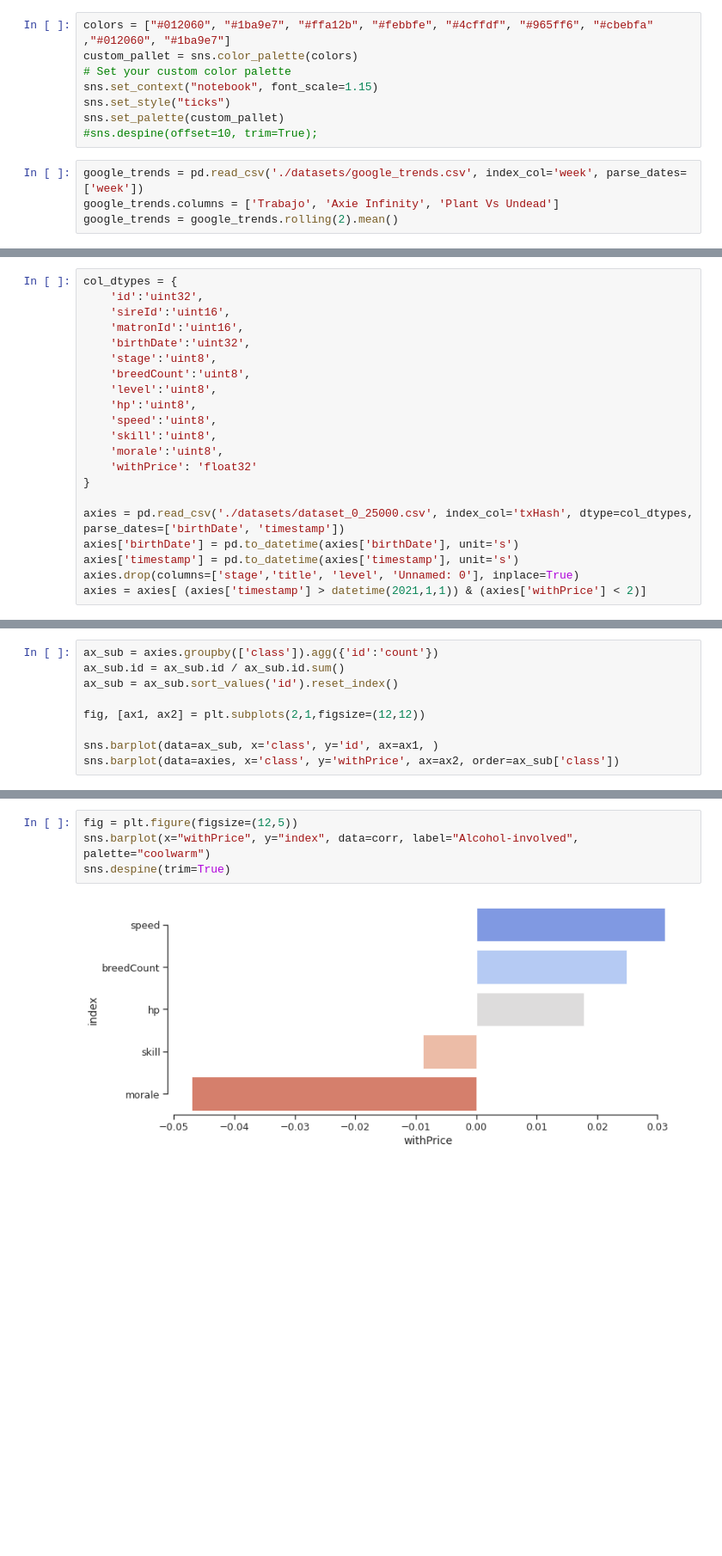
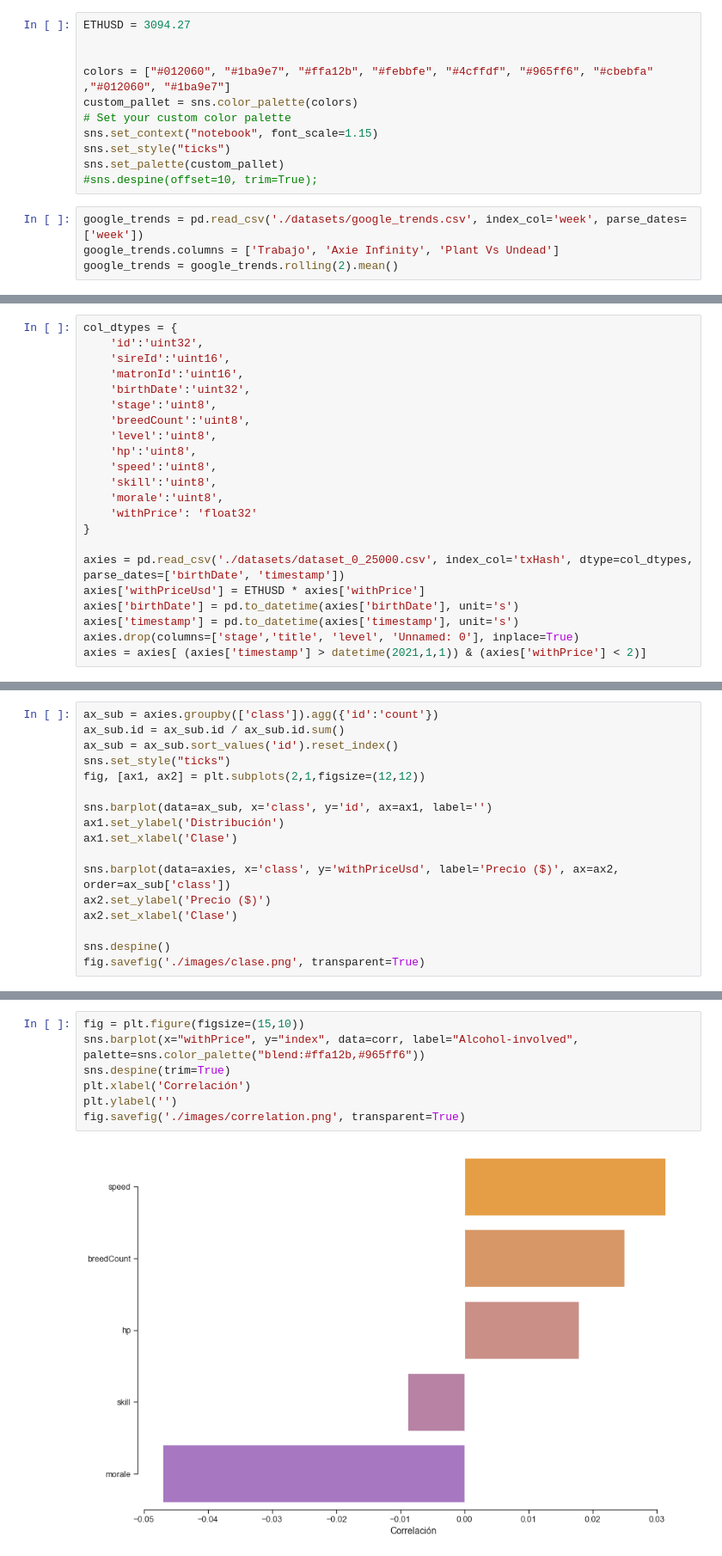
Before and after one commit to SaulOviedo/axie_infinity_vizualization, a Jupyter notebook: main.ipynb, the cells around one changed output, grey strips where cells are left out. Shown: that part at 86% size. Saved outputs shown, nothing was run; the diff lists cells and outputs as text; blank space fills up the shorter version.

```diff
--- a/main.ipynb
+++ b/main.ipynb
@@ -7,4 +7,7 @@ from datetime import datetime
 # %%
+ETHUSD = 3094.27
+
+
 colors = ["#012060", "#1ba9e7", "#ffa12b", "#febbfe", "#4cffdf", "#965ff6", "#cbebfa" ,"#012060", "#1ba9e7"]
 custom_pallet = sns.color_palette(colors)
 # Set your custom color palette
@@ -46,6 +49,7 @@ col_dtypes = {
 }
 
 axies = pd.read_csv('./datasets/dataset_0_25000.csv', index_col='txHash', dtype=col_dtypes, parse_dates=['birthDate', 'timestamp'])
+axies['withPriceUsd'] = ETHUSD * axies['withPrice']
 axies['birthDate'] = pd.to_datetime(axies['birthDate'], unit='s')
 axies['timestamp'] = pd.to_datetime(axies['timestamp'], unit='s')
 axies.drop(columns=['stage','title', 'level', 'Unnamed: 0'], inplace=True)
@@ -60,9 +64,17 @@ sns.scatterplot(data=axies, x='timestamp', y='withPrice', hue='breedCount', pale
 ax_sub = axies.groupby(['class']).agg({'id':'count'})
 ax_sub.id = ax_sub.id / ax_sub.id.sum()
 ax_sub = ax_sub.sort_values('id').reset_index()
-
+sns.set_style("ticks")
 fig, [ax1, ax2] = plt.subplots(2,1,figsize=(12,12))
 
-sns.barplot(data=ax_sub, x='class', y='id', ax=ax1, )
-sns.barplot(data=axies, x='class', y='withPrice', ax=ax2, order=ax_sub['class'])
+sns.barplot(data=ax_sub, x='class', y='id', ax=ax1, label='')
+ax1.set_ylabel('Distribución')
+ax1.set_xlabel('Clase')
+
+sns.barplot(data=axies, x='class', y='withPriceUsd', label='Precio ($)', ax=ax2, order=ax_sub['class'])
+ax2.set_ylabel('Precio ($)')
+ax2.set_xlabel('Clase')
+
+sns.despine()
+fig.savefig('./images/clase.png', transparent=True)
 # %% [output]
@@ -90,6 +108,9 @@ corr = corr.iloc[1:-3]
 # %%
-fig = plt.figure(figsize=(12,5))
-sns.barplot(x="withPrice", y="index", data=corr, label="Alcohol-involved", palette="coolwarm")
+fig = plt.figure(figsize=(15,10))
+sns.barplot(x="withPrice", y="index", data=corr, label="Alcohol-involved", palette=sns.color_palette("blend:#ffa12b,#965ff6"))
 sns.despine(trim=True)
+plt.xlabel('Correlación')
+plt.ylabel('')
+fig.savefig('./images/correlation.png', transparent=True)
 # %% [output]
-[figure, old version]
+[figure, new version]
```
Also changed, not shown: parts of 11 cells of this notebook, 8 other files.
